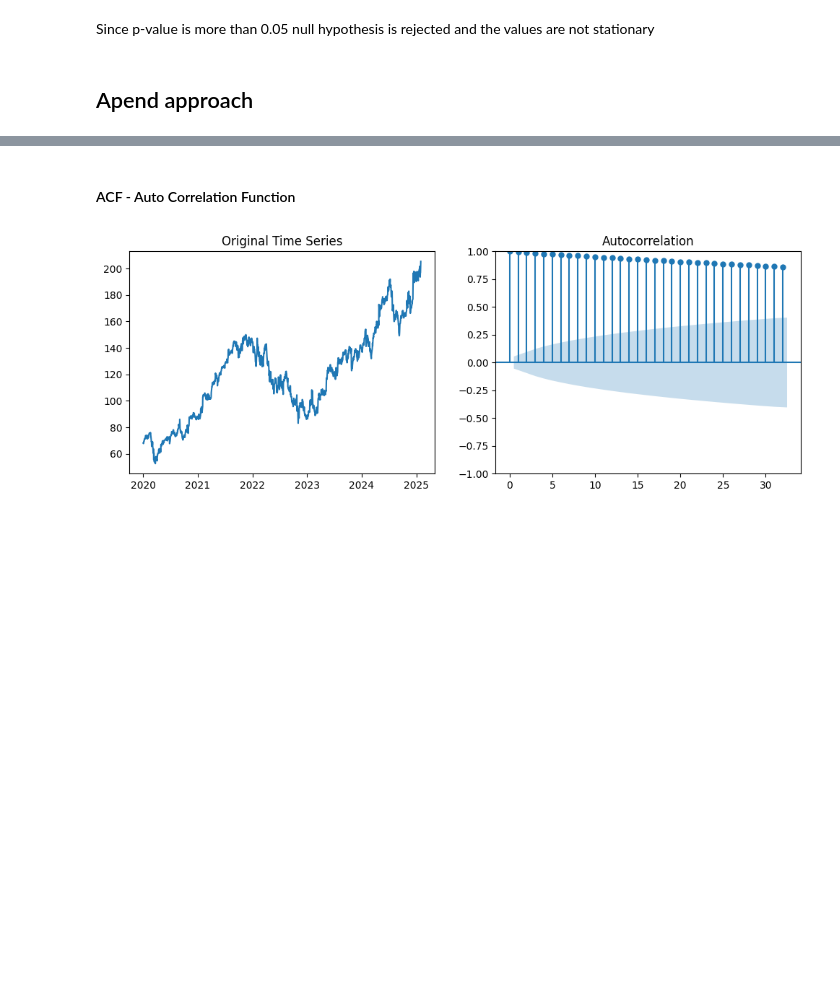
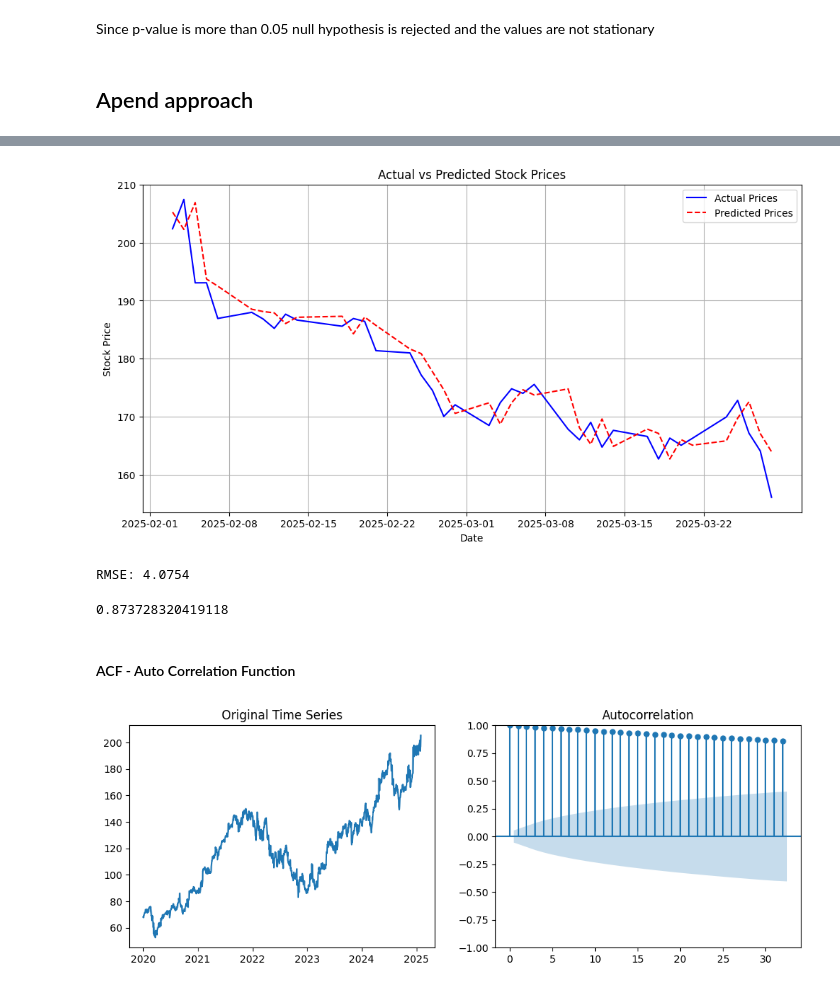
Before and after one commit to KarthikeyanBaskaran/StockPrediction, a Jupyter notebook: Capstone_GOOG.ipynb, the cells around one changed output, grey strips where cells are left out. Cells and saved outputs as stored; diff of their text form; code cells hidden in the pictures; blank space fills up the shorter version.

Commit message:
Arima model finished

```diff
--- a/Capstone_GOOG.ipynb
+++ b/Capstone_GOOG.ipynb
@@ -141,10 +139,14 @@ Since p-value is more than 0.05 null hypothesis is rejected and the values are n
 ## Apend approach
 # %%
 modelpredictions = []
+# %%
+training_data = list(prices['Close'])
 # %%
 for i in range(len(actual)):
-  model = ARIMA(prices, order=(11,1,1))
+  model = ARIMA(training_data, order=(11,1,1))
   model_fit = model.fit()
   forecast = model_fit.forecast()
-  break
-  print(forecast)
+  yhat = list(forecast)[0]
+  modelpredictions.append(yhat)
+  actual_test = list(actual['Close'])[i]
+  training_data.append(actual_test)
@@ -155,3 +173,24 @@ len(forecast)
+# %%
+plt.figure(figsize=(12, 6))
+plt.grid(True)
+plt.plot(actual['Date'], actual['Close'], label="Actual Prices", color='blue')
+plt.plot(actual['Date'], modelpredictions, label="Predicted Prices", color='red', linestyle='dashed')
+plt.xlabel("Date")
+plt.ylabel("Stock Price")
+plt.title("Actual vs Predicted Stock Prices")
+plt.legend()
+plt.show()
+# %% [output]
+[figure, added]
+# %%
+rmse = np.sqrt(mean_squared_error(actual['Close'], modelpredictions))
+print(f"RMSE: {rmse:.4f}")
+# %% [output]
+RMSE: 4.0754
+# %%
+r2_score(actual['Close'], modelpredictions)
+# %% [output]
+0.873728320419118
 # %% [markdown]
 #### ACF - Auto Correlation Function
 # %%
```
Also changed, not shown: parts of 3 cells of this notebook.
